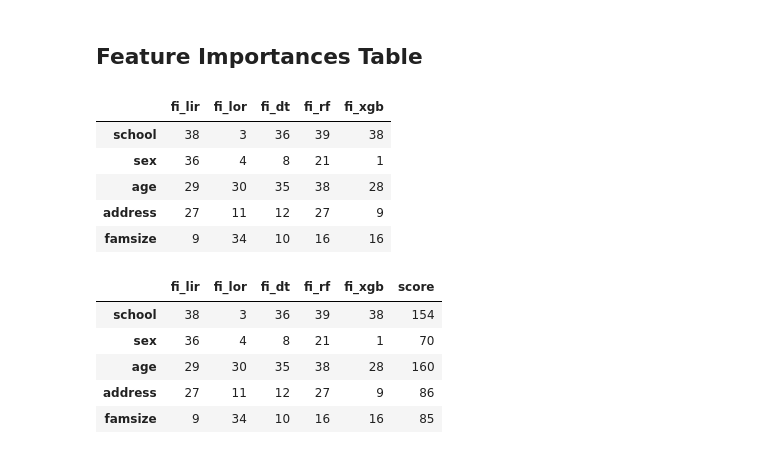
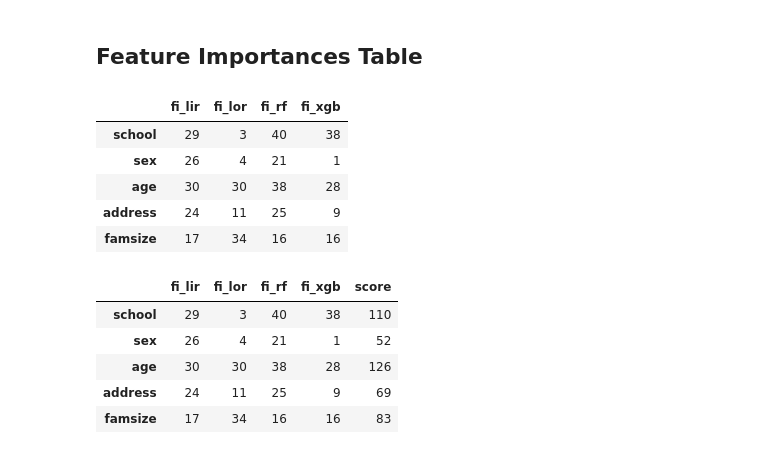
Before and after one commit to albertorekena/education-improvement, a Jupyter notebook: portuguese/10.-portuguese-feature-importance.ipynb, the cells around one changed output. Drawn from its saved outputs; the diff is of its cells as text; code cells hidden in the pictures.

```diff
--- a/portuguese/10.-portuguese-feature-importance.ipynb
+++ b/portuguese/10.-portuguese-feature-importance.ipynb
@@ -56,0 +43,5 @@ y = np.array(y)
+# %%
+X_train,X_test,y_train,y_test = train_test_split(X,y,test_size = 0.2,stratify = y,random_state = 42)
+# %%
+sc = MinMaxScaler()
+sc.fit(X_train)
@@ -56,0 +50,2 @@ y = np.array(y)
+# %%
+X_train = sc.transform(X_train)
@@ -318,30 +260,29 @@ feature_importance_xgb
 # %% [markdown]
 ## Feature Importances Table
 # %%
-df_feature_importances_table = pd.concat([feature_importance_lir,feature_importance_lor,feature_importance_dt,
+df_feature_importances_table = pd.concat([feature_importance_lir,feature_importance_lor,
                                           feature_importance_rf,feature_importance_xgb],axis = 1)
 
 df_feature_importances_table.head()
 # %% [output]
-|  | fi_lir | fi_lor | fi_dt | fi_rf | fi_xgb |
-| school | 38 | 3 | 36 | 39 | 38 |
-| sex | 36 | 4 | 8 | 21 | 1 |
-| age | 29 | 30 | 35 | 38 | 28 |
-| address | 27 | 11 | 12 | 27 | 9 |
-| famsize | 9 | 34 | 10 | 16 | 16 |
+|  | fi_lir | fi_lor | fi_rf | fi_xgb |
+| school | 29 | 3 | 40 | 38 |
+| sex | 26 | 4 | 21 | 1 |
+| age | 30 | 30 | 38 | 28 |
+| address | 24 | 11 | 25 | 9 |
+| famsize | 17 | 34 | 16 | 16 |
 # %%
 df_feature_importances_table['score'] = df_feature_importances_table['fi_lir'] + df_feature_importances_table['fi_lor'] + \
-                                        df_feature_importances_table['fi_dt'] + df_feature_importances_table['fi_rf'] + \
-                                        df_feature_importances_table['fi_xgb']
+                                        df_feature_importances_table['fi_rf'] + df_feature_importances_table['fi_xgb']
 
 df_feature_importances_table.head()
 # %% [output]
-|  | fi_lir | fi_lor | fi_dt | fi_rf | fi_xgb | score |
-| school | 38 | 3 | 36 | 39 | 38 | 154 |
-| sex | 36 | 4 | 8 | 21 | 1 | 70 |
-| age | 29 | 30 | 35 | 38 | 28 | 160 |
-| address | 27 | 11 | 12 | 27 | 9 | 86 |
-| famsize | 9 | 34 | 10 | 16 | 16 | 85 |
+|  | fi_lir | fi_lor | fi_rf | fi_xgb | score |
+| school | 29 | 3 | 40 | 38 | 110 |
+| sex | 26 | 4 | 21 | 1 | 52 |
+| age | 30 | 30 | 38 | 28 | 126 |
+| address | 24 | 11 | 25 | 9 | 69 |
+| famsize | 17 | 34 | 16 | 16 | 83 |
 # %%
 df_feature_importances_table['score'].sort_values(ascending = False)
 # %% [output]
```
Also changed, not shown: parts of 26 cells of this notebook, 2 other files.
